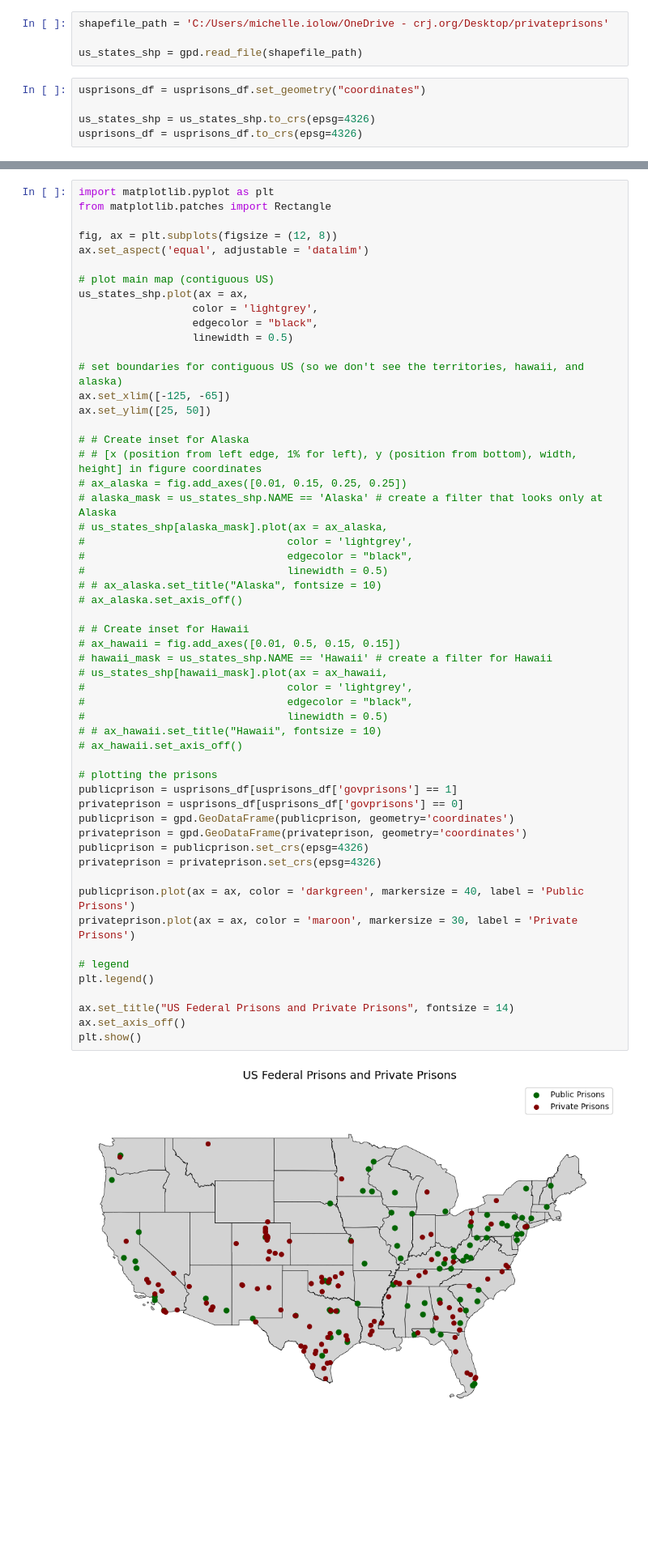
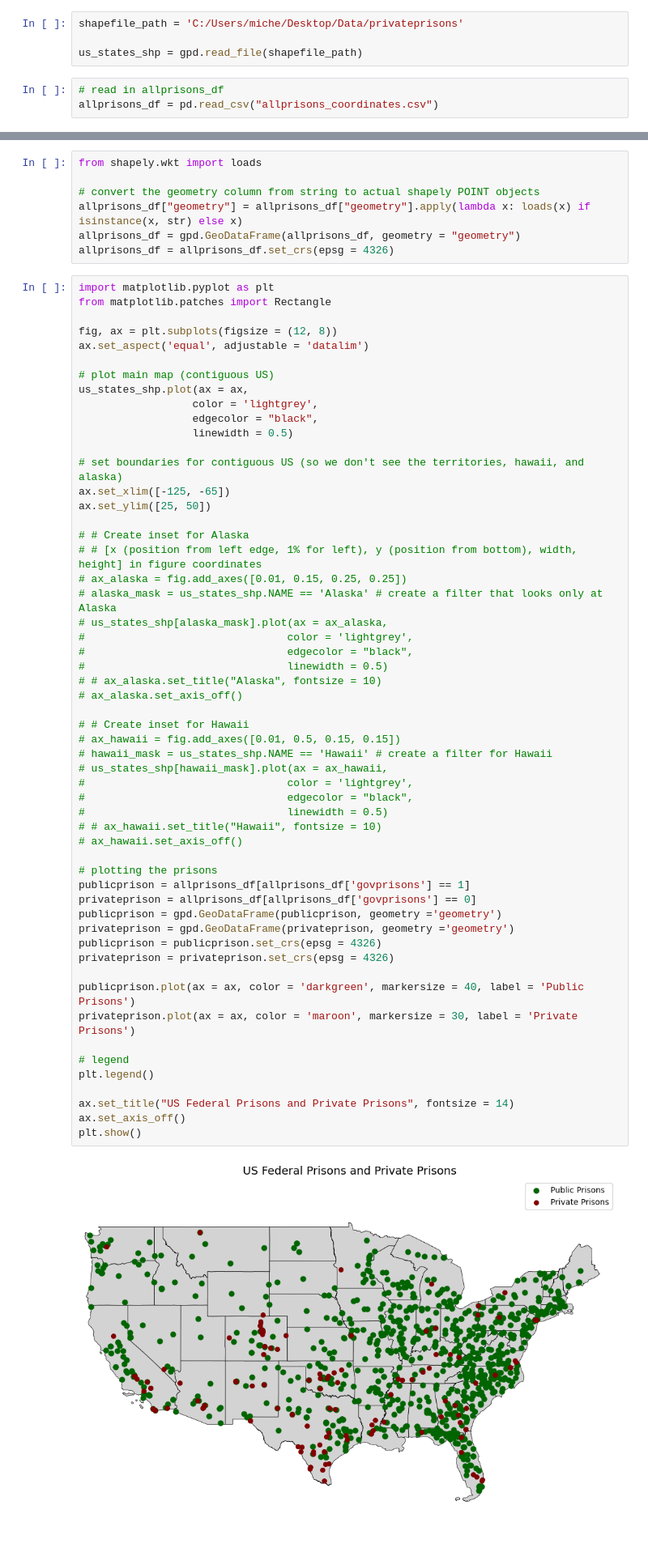
Before and after one commit to miolow/US_prisons, a Jupyter notebook: pp_draft1.ipynb, the cells around one changed output, grey strips where cells are left out. Shown: that part at 81% size. Drawn from its saved outputs; the diff is of its cells as text; blank space fills up the shorter version.

Commit message:
New coded looking at state prisons

```diff
--- a/pp_draft1.ipynb
+++ b/pp_draft1.ipynb
@@ -536,16 +692,21 @@ Name: count, dtype: int64
 # %% [markdown]
 ## Read in the shapefiles
 # %%
-shapefile_path = 'C:/Users/michelle.iolow/OneDrive - crj.org/Desktop/privateprisons'
+shapefile_path = 'C:/Users/miche/Desktop/Data/privateprisons'
 
 us_states_shp = gpd.read_file(shapefile_path)
-# %%
-usprisons_df = usprisons_df.set_geometry("coordinates")
-
-us_states_shp = us_states_shp.to_crs(epsg=4326)
-usprisons_df = usprisons_df.to_crs(epsg=4326)
+# %%
+# read in allprisons_df
+allprisons_df = pd.read_csv("allprisons_coordinates.csv")
 # %% [markdown]
 ### Plotting US boundaries with prison locations
+# %%
+from shapely.wkt import loads
+
+# convert the geometry column from string to actual shapely POINT objects
+allprisons_df["geometry"] = allprisons_df["geometry"].apply(lambda x: loads(x) if isinstance(x, str) else x)
+allprisons_df = gpd.GeoDataFrame(allprisons_df, geometry = "geometry")
+allprisons_df = allprisons_df.set_crs(epsg = 4326)
 # %%
 import matplotlib.pyplot as plt
 from matplotlib.patches import Rectangle
@@ -569,40 +730,40 @@ ax.set_ylim([25, 50])
 # alaska_mask = us_states_shp.NAME == 'Alaska' # create a filter that looks only at Alaska
 # us_states_shp[alaska_mask].plot(ax = ax_alaska,
 #                                color = 'lightgrey',
 #                                edgecolor = "black",
 #                                linewidth = 0.5)
 # # ax_alaska.set_title("Alaska", fontsize = 10)
 # ax_alaska.set_axis_off()
 
 # # Create inset for Hawaii
 # ax_hawaii = fig.add_axes([0.01, 0.5, 0.15, 0.15])
 # hawaii_mask = us_states_shp.NAME == 'Hawaii' # create a filter for Hawaii
 # us_states_shp[hawaii_mask].plot(ax = ax_hawaii,
 #                                color = 'lightgrey',
 #                                edgecolor = "black",
 #                                linewidth = 0.5)
 # # ax_hawaii.set_title("Hawaii", fontsize = 10)
 # ax_hawaii.set_axis_off()
 
 # plotting the prisons
-publicprison = usprisons_df[usprisons_df['govprisons'] == 1]
-privateprison = usprisons_df[usprisons_df['govprisons'] == 0]
-publicprison = gpd.GeoDataFrame(publicprison, geometry='coordinates')
-privateprison = gpd.GeoDataFrame(privateprison, geometry='coordinates')
-publicprison = publicprison.set_crs(epsg=4326)
-privateprison = privateprison.set_crs(epsg=4326)
+publicprison = allprisons_df[allprisons_df['govprisons'] == 1]
+privateprison = allprisons_df[allprisons_df['govprisons'] == 0]
+publicprison = gpd.GeoDataFrame(publicprison, geometry ='geometry')
+privateprison = gpd.GeoDataFrame(privateprison, geometry ='geometry')
+publicprison = publicprison.set_crs(epsg = 4326)
+privateprison = privateprison.set_crs(epsg = 4326)
 
 publicprison.plot(ax = ax, color = 'darkgreen', markersize = 40, label = 'Public Prisons')
 privateprison.plot(ax = ax, color = 'maroon', markersize = 30, label = 'Private Prisons')
 
 # legend
 plt.legend()
 
 ax.set_title("US Federal Prisons and Private Prisons", fontsize = 14)
 ax.set_axis_off()
 plt.show()
 # %% [output]
-[figure, old version]
+[figure, new version]
 # %% [markdown]
 ## Pull states' partisan leaning data
 # %%
```
Also changed, not shown: parts of 28 cells of this notebook.
